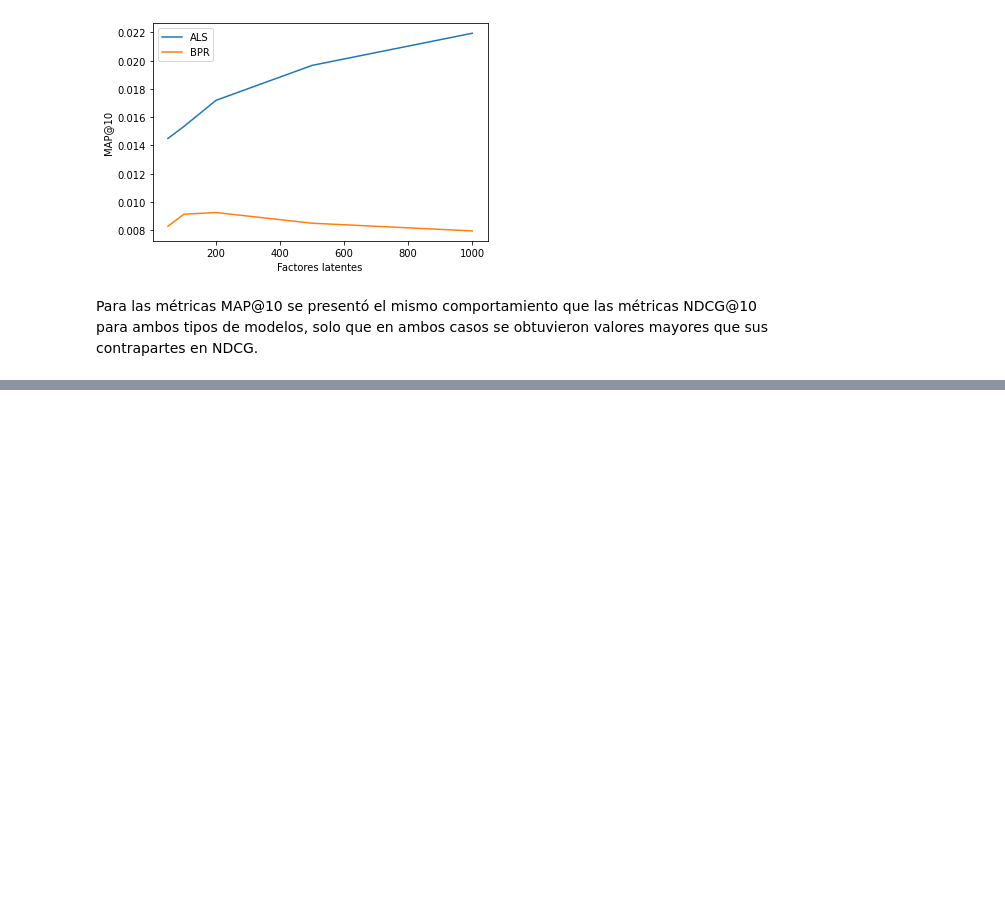
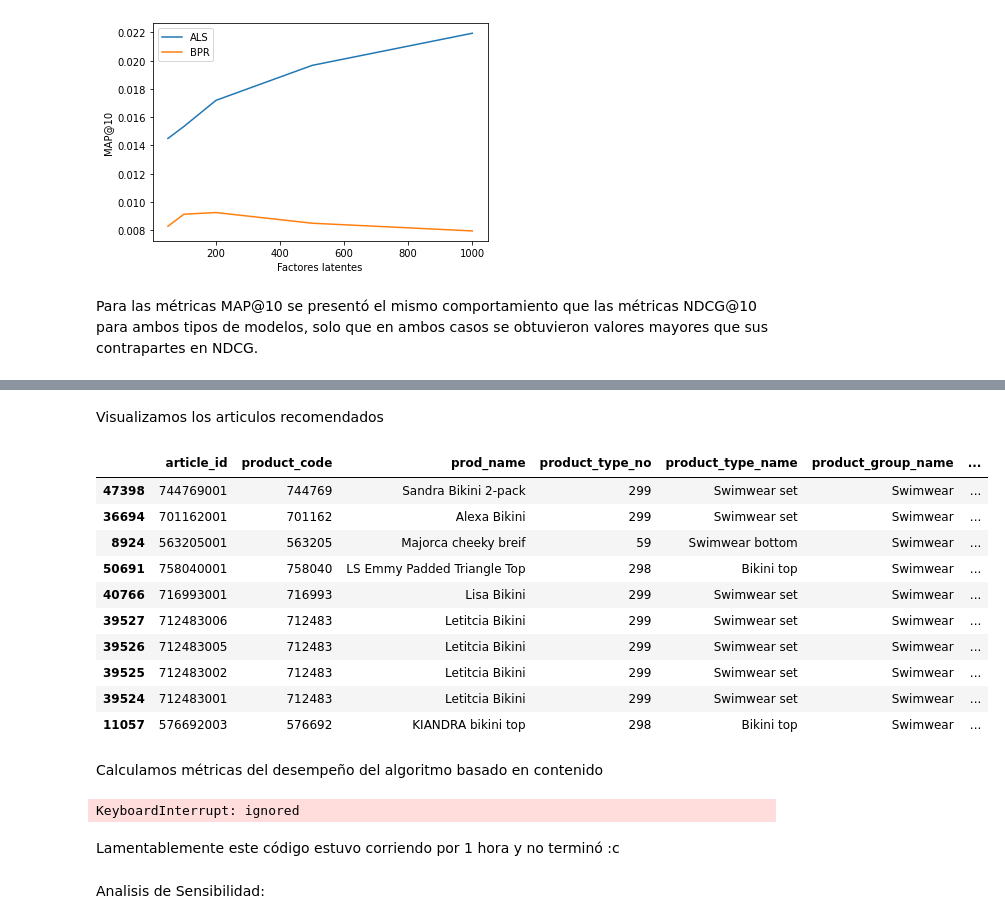
Before and after one commit to sebac820/tarea-1-recsys, a Jupyter notebook: Tarea.ipynb, the cells around one changed output, grey strips where cells are left out. Cells and saved outputs as stored; diff of their text form; code cells hidden in the pictures; blank space fills up the shorter version.

```diff
--- a/Tarea.ipynb
+++ b/Tarea.ipynb
@@ -631,0 +685,5 @@ Para las métricas MAP@10 se presentó el mismo comportamiento que las métricas
+# %%
+customer_article = train_set[["customer_id", "article_id"]]
+article_embeding = productos_con_embedings[["article_id", "embedings"]]
+join = customer_article.merge(article_embeding, on="article_id")
+join.head(10)
@@ -631,0 +704,3 @@ Para las métricas MAP@10 se presentó el mismo comportamiento que las métricas
+# %%
+customer_vec_rep = join[["customer_id", "embedings"]].groupby(['customer_id']).mean()
+customer_vec_rep.head()
@@ -631,0 +715,24 @@ Para las métricas MAP@10 se presentó el mismo comportamiento que las métricas
+# %%
+def recomendacion(user_id, vec_rep=customer_vec_rep, embeding=pca20_embeded_desc, metric='euclidean', topk=10, expect="dataset_id"):
+
+    user_embeding = vec_rep.loc[user_id].embedings
+    productos_comprados_por_el_usuario = join[join["customer_id"] == user_id]["article_id"]
+
+    distances = pairwise_distances(user_embeding.reshape(1,-1), embeding, metric=metric)
+    heap = []
+    for i in range(embeding.shape[0]):
+        #No queremos recomendar productos que ya compró
+        if np.isin(productos_con_embedings.iloc[i]["article_id"], productos_comprados_por_el_usuario):
+          continue
+        if len(heap) < topk:
+            heapq.heappush(heap, (-distances[0][i], i))
+        else:
+            heapq.heappushpop(heap, (-distances[0][i], i))
+
+    heap.sort(reverse=True)
+    if expect == "dataset_id":
+      rec_ids = [i for _,i in heap]
+    elif expect == "article_id":
+      rec_ids = [productos_con_embedings.iloc[i]["article_id"] for _,i in heap]
+
+    return rec_ids
@@ -631,0 +741,3 @@ Para las métricas MAP@10 se presentó el mismo comportamiento que las métricas
+# %%
+recomendacion_ejemplo = recomendacion(user_id = "000303d20b953d06dcf8c6db2d05616383a88ac84bf05482a8f5c45b3d6507b9", metric = 'euclidean', topk=10 )
+recomendacion_ejemplo
@@ -631,0 +760,31 @@ Para las métricas MAP@10 se presentó el mismo comportamiento que las métricas
+# %% [markdown]
+Visualizamos los articulos recomendados
+# %%
+productos_con_embedings.iloc[recomendacion_ejemplo]
+# %% [output]
+|  | article_id | product_code | prod_name | product_type_no | product_type_name | product_group_name | ... |
+| 47398 | 744769001 | 744769 | Sandra Bikini 2-pack | 299 | Swimwear set | Swimwear | ... |
+| 36694 | 701162001 | 701162 | Alexa Bikini | 299 | Swimwear set | Swimwear | ... |
+| 8924 | 563205001 | 563205 | Majorca cheeky breif | 59 | Swimwear bottom | Swimwear | ... |
+| 50691 | 758040001 | 758040 | LS Emmy Padded Triangle Top | 298 | Bikini top | Swimwear | ... |
+| 40766 | 716993001 | 716993 | Lisa Bikini | 299 | Swimwear set | Swimwear | ... |
+| 39527 | 712483006 | 712483 | Letitcia Bikini | 299 | Swimwear set | Swimwear | ... |
+| 39526 | 712483005 | 712483 | Letitcia Bikini | 299 | Swimwear set | Swimwear | ... |
+| 39525 | 712483002 | 712483 | Letitcia Bikini | 299 | Swimwear set | Swimwear | ... |
+| 39524 | 712483001 | 712483 | Letitcia Bikini | 299 | Swimwear set | Swimwear | ... |
+| 11057 | 576692003 | 576692 | KIANDRA bikini top | 298 | Bikini top | Swimwear | ... |
+# %% [markdown]
+Calculamos métricas del desempeño del algoritmo basado en contenido
+# %%
+# Recomendar el top 10 productos a cada uno de los usuarios:
+top_10_basado_en_contenidos = defaultdict(list)
+for usuario in validation_set['customer_id'].unique():
+    top_10_basado_en_contenidos[usuario] = recomendacion(user_id = usuario, embeding=pca20_embeded_desc, metric = 'euclidean', topk=10, expect="article_id")
+# Obtener métricas:
+imprimir_metricas(evaluar(top_n_verdadero_para_cada_usuario, top_10_basado_en_contenidos))
+# %% [output]
+KeyboardInterrupt: ignored
+# %% [markdown]
+Lamentablemente este código estuvo corriendo por 1 hora y no terminó :c
+# %% [markdown]
+Analisis de Sensibilidad:
```
Also changed, not shown: parts of 38 cells of this notebook.
